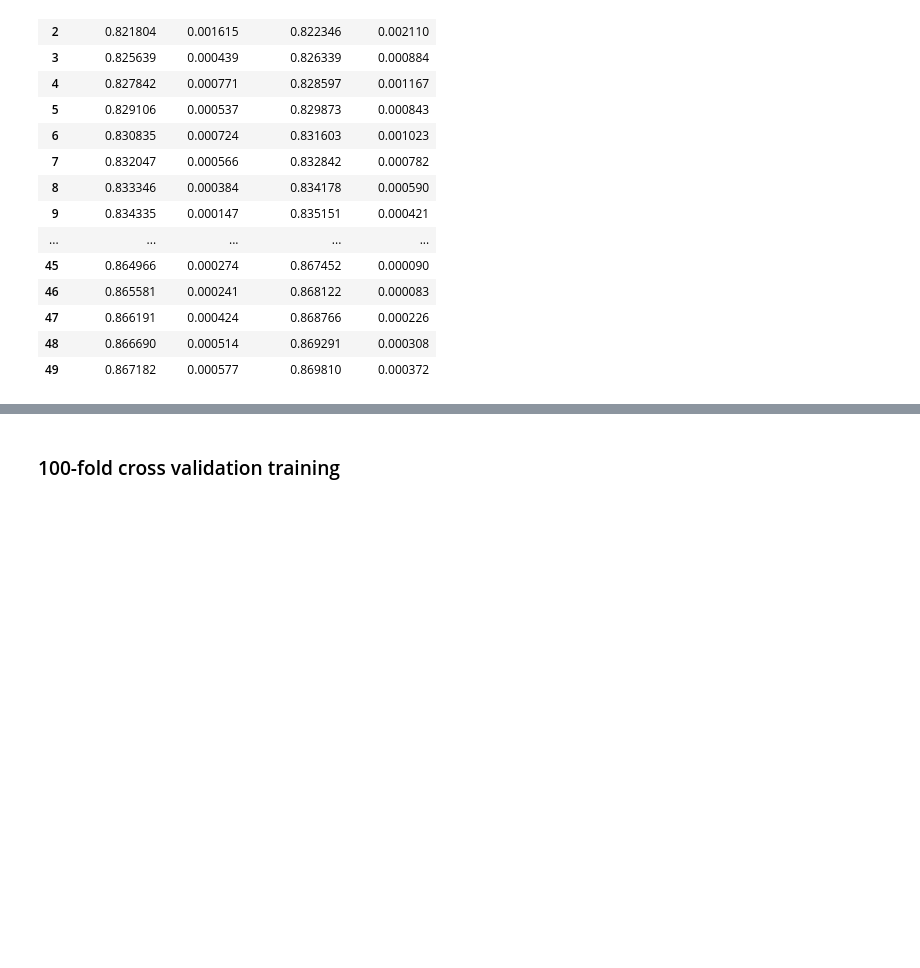
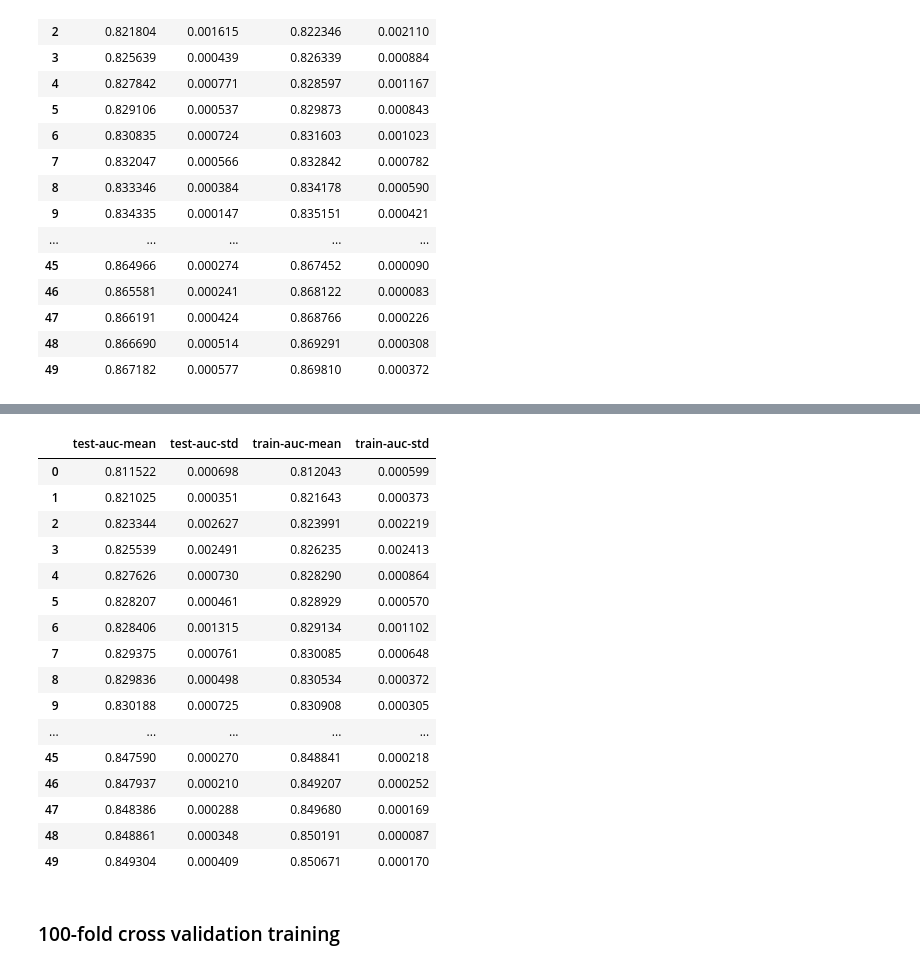
Before and after one commit to seantma/MDST-FARS-share, a Jupyter notebook: Model_xgboost.ipynb, the cells around one changed output, grey strips where cells are left out. Cells and saved outputs as stored; diff of their text form; code cells hidden in the pictures; blank space fills up the shorter version.

```diff
--- a/Model_xgboost.ipynb
+++ b/Model_xgboost.ipynb
@@ -220,3 +235,65 @@ bst_cv
+# %%
+# parameter tuning
+# random.seed(1024)
+
+param = {}
+param['objective'] = 'binary:logitraw'
+
+# scale weight of positive examples
+# rescale weight to make it same as test set
+# testsize = 543015
+# weight = dtrain[:,31] * float(test_size) / len(train_y)
+# param['scale_pos_weight'] = sum_wneg/sum_wpos
+
+ratio = float(np.sum(label == 0)) / np.sum(label==1)
+param['scale_pos_weight'] = ratio
+
+param['eta'] = 0.05
+param['max_depth'] = 7
+# param['eval_metric'] = 'auc'
+# param['silent'] = 1
+param['min_child_weight'] = 1
+param['subsample'] = 0.7
+param['colsample_bytree'] = 0.7
+param['nthread'] = 8
+
+# Sean:: can't understand how to get dtrain[:, 31]=weight !!
+# https://github.com/dmlc/xgboost/blob/master/demo/kaggle-higgs/higgs-cv.py
+# def fpreproc(dtrain, dtest, param):
+#     label = dtrain.get_label()
+#     ratio = float(np.sum(label == 0)) / np.sum(label==1)
+#     print("ratio= ", ratio)
+#     param['scale_pos_weight'] = ratio
+#     wtrain = dtrain.get_weight()
+#     wtest = dtest.get_weight()
+#     sum_weight = sum(wtrain) + sum(wtest)
+#     wtrain *= sum_weight / sum(wtrain)
+#     wtest *= sum_weight / sum(wtest)
+#     print("final wtrain, wtest = ", wtrain, wtest)
+#     dtrain.set_weight(wtrain)
+#     dtest.set_weight(wtest)
+#     return (dtrain, dtest, param)
+
+bst_cv = xgb.cv(param, dtrain, num_round=500, nfold=5, metrics={'ams@0.15', 'auc'}, seed=0, early.stop.round=10)
+bst_cv
+# %% [output]
+|  | test-auc-mean | test-auc-std | train-auc-mean | train-auc-std |
+| 0 | 0.811522 | 0.000698 | 0.812043 | 0.000599 |
+| 1 | 0.821025 | 0.000351 | 0.821643 | 0.000373 |
+| 2 | 0.823344 | 0.002627 | 0.823991 | 0.002219 |
+| 3 | 0.825539 | 0.002491 | 0.826235 | 0.002413 |
+| 4 | 0.827626 | 0.000730 | 0.828290 | 0.000864 |
+| 5 | 0.828207 | 0.000461 | 0.828929 | 0.000570 |
+| 6 | 0.828406 | 0.001315 | 0.829134 | 0.001102 |
+| 7 | 0.829375 | 0.000761 | 0.830085 | 0.000648 |
+| 8 | 0.829836 | 0.000498 | 0.830534 | 0.000372 |
+| 9 | 0.830188 | 0.000725 | 0.830908 | 0.000305 |
+| ... | ... | ... | ... | ... |
+| 45 | 0.847590 | 0.000270 | 0.848841 | 0.000218 |
+| 46 | 0.847937 | 0.000210 | 0.849207 | 0.000252 |
+| 47 | 0.848386 | 0.000288 | 0.849680 | 0.000169 |
+| 48 | 0.848861 | 0.000348 | 0.850191 | 0.000087 |
+| 49 | 0.849304 | 0.000409 | 0.850671 | 0.000170 |
 # %% [markdown]
 ### 100-fold cross validation training
 # %%
```
Also changed, not shown: parts of 13 cells of this notebook, 3 other files.
